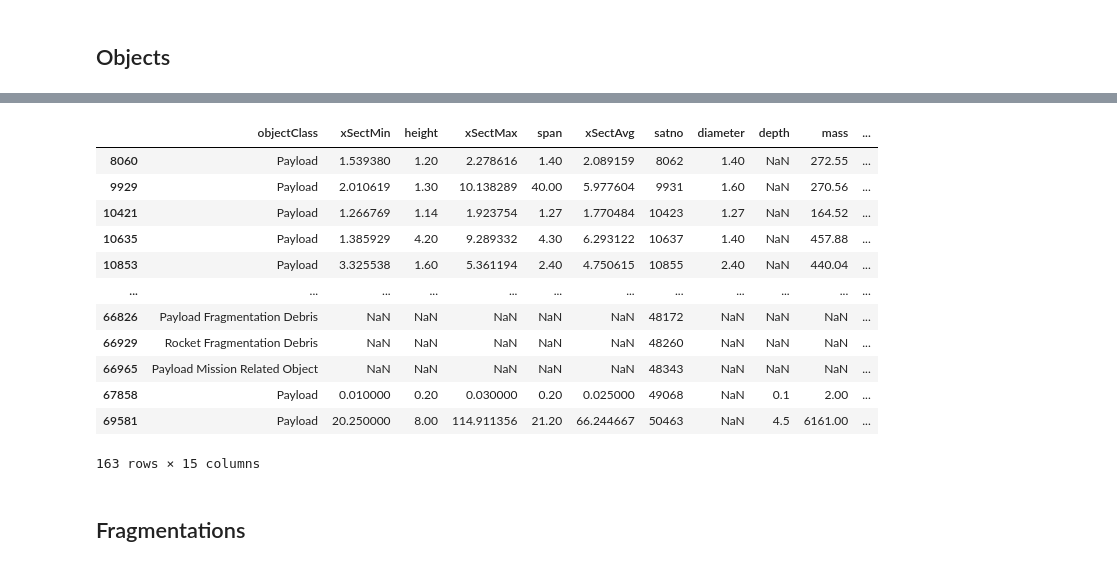
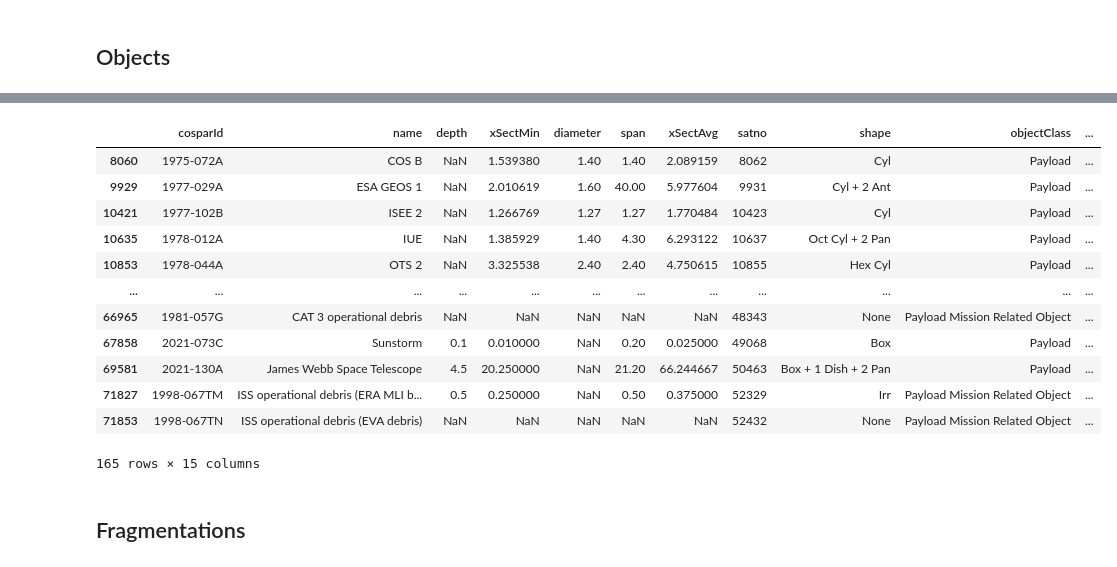
Before and after one commit to PaulDrm/DISCOSQA, a Jupyter notebook: data-requests.ipynb, the cells around one changed output, grey strips where cells are left out. Drawn from its saved outputs; the diff is of its cells as text; code cells hidden in the pictures.

Commit message:
updating requests

```diff
--- a/data-requests.ipynb
+++ b/data-requests.ipynb
@@ -42,29 +62,29 @@ def data2df(data_list,att_list=[]):
 # %%
 operatorName = 'European Space Agency'
 opCond = f"eq(operators.name,'{operatorName}')"
 
 filter = f"{opCond}"
-dataRequest = requestAllPages(filter=filter)
+dataRequest = requestAllPages(filter=filter,include='operators,states')
 
 objectIndex = [d['id'] for d in dataRequest]
 objectAttributes = [d['attributes'] for d in dataRequest]
 object_df = pd.DataFrame(objectAttributes,index=objectIndex)
 
 object_df
 # %% [output]
-|  | objectClass | xSectMin | height | xSectMax | span | xSectAvg | satno | diameter | depth | mass | ... |
-| 8060 | Payload | 1.539380 | 1.20 | 2.278616 | 1.40 | 2.089159 | 8062 | 1.40 | NaN | 272.55 | ... |
-| 9929 | Payload | 2.010619 | 1.30 | 10.138289 | 40.00 | 5.977604 | 9931 | 1.60 | NaN | 270.56 | ... |
-| 10421 | Payload | 1.266769 | 1.14 | 1.923754 | 1.27 | 1.770484 | 10423 | 1.27 | NaN | 164.52 | ... |
-| 10635 | Payload | 1.385929 | 4.20 | 9.289332 | 4.30 | 6.293122 | 10637 | 1.40 | NaN | 457.88 | ... |
-| 10853 | Payload | 3.325538 | 1.60 | 5.361194 | 2.40 | 4.750615 | 10855 | 2.40 | NaN | 440.04 | ... |
+|  | cosparId | name | depth | xSectMin | diameter | span | xSectAvg | satno | shape | objectClass | ... |
+| 8060 | 1975-072A | COS B | NaN | 1.539380 | 1.40 | 1.40 | 2.089159 | 8062 | Cyl | Payload | ... |
+| 9929 | 1977-029A | ESA GEOS 1 | NaN | 2.010619 | 1.60 | 40.00 | 5.977604 | 9931 | Cyl + 2 Ant | Payload | ... |
+| 10421 | 1977-102B | ISEE 2 | NaN | 1.266769 | 1.27 | 1.27 | 1.770484 | 10423 | Cyl | Payload | ... |
+| 10635 | 1978-012A | IUE | NaN | 1.385929 | 1.40 | 4.30 | 6.293122 | 10637 | Oct Cyl + 2 Pan | Payload | ... |
+| 10853 | 1978-044A | OTS 2 | NaN | 3.325538 | 2.40 | 2.40 | 4.750615 | 10855 | Hex Cyl | Payload | ... |
 | ... | ... | ... | ... | ... | ... | ... | ... | ... | ... | ... | ... |
-| 66826 | Payload Fragmentation Debris | NaN | NaN | NaN | NaN | NaN | 48172 | NaN | NaN | NaN | ... |
-| 66929 | Rocket Fragmentation Debris | NaN | NaN | NaN | NaN | NaN | 48260 | NaN | NaN | NaN | ... |
-| 66965 | Payload Mission Related Object | NaN | NaN | NaN | NaN | NaN | 48343 | NaN | NaN | NaN | ... |
-| 67858 | Payload | 0.010000 | 0.20 | 0.030000 | 0.20 | 0.025000 | 49068 | NaN | 0.1 | 2.00 | ... |
-| 69581 | Payload | 20.250000 | 8.00 | 114.911356 | 21.20 | 66.244667 | 50463 | NaN | 4.5 | 6161.00 | ... |
+| 66965 | 1981-057G | CAT 3 operational debris | NaN | NaN | NaN | NaN | NaN | 48343 | None | Payload Mission Related Object | ... |
+| 67858 | 2021-073C | Sunstorm | 0.1 | 0.010000 | NaN | 0.20 | 0.025000 | 49068 | Box | Payload | ... |
+| 69581 | 2021-130A | James Webb Space Telescope | 4.5 | 20.250000 | NaN | 21.20 | 66.244667 | 50463 | Box + 1 Dish + 2 Pan | Payload | ... |
+| 71827 | 1998-067TM | ISS operational debris (ERA MLI b... | 0.5 | 0.250000 | NaN | 0.50 | 0.375000 | 52329 | Irr | Payload Mission Related Object | ... |
+| 71853 | 1998-067TN | ISS operational debris (EVA debris) | NaN | NaN | NaN | NaN | NaN | 52432 | None | Payload Mission Related Object | ... |
-163 rows × 15 columns
+165 rows × 15 columns
 # %% [markdown]
 ## Fragmentations
 # %%
```
Also changed, not shown: parts of 21 cells of this notebook, 2 other files.
